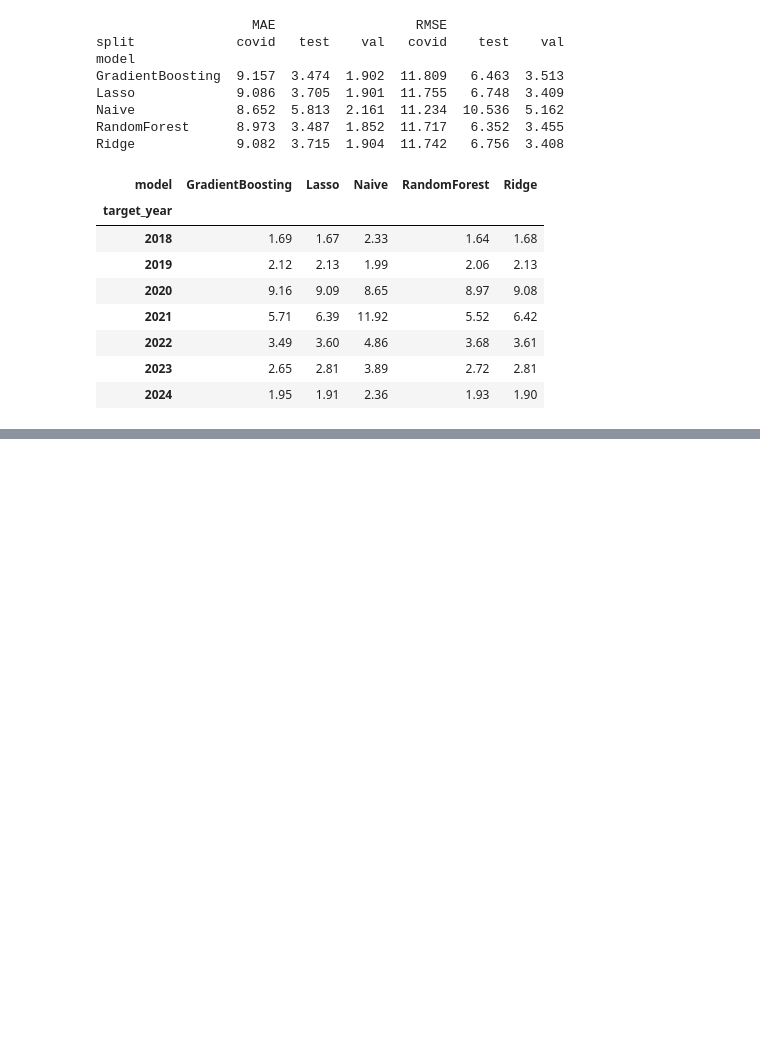
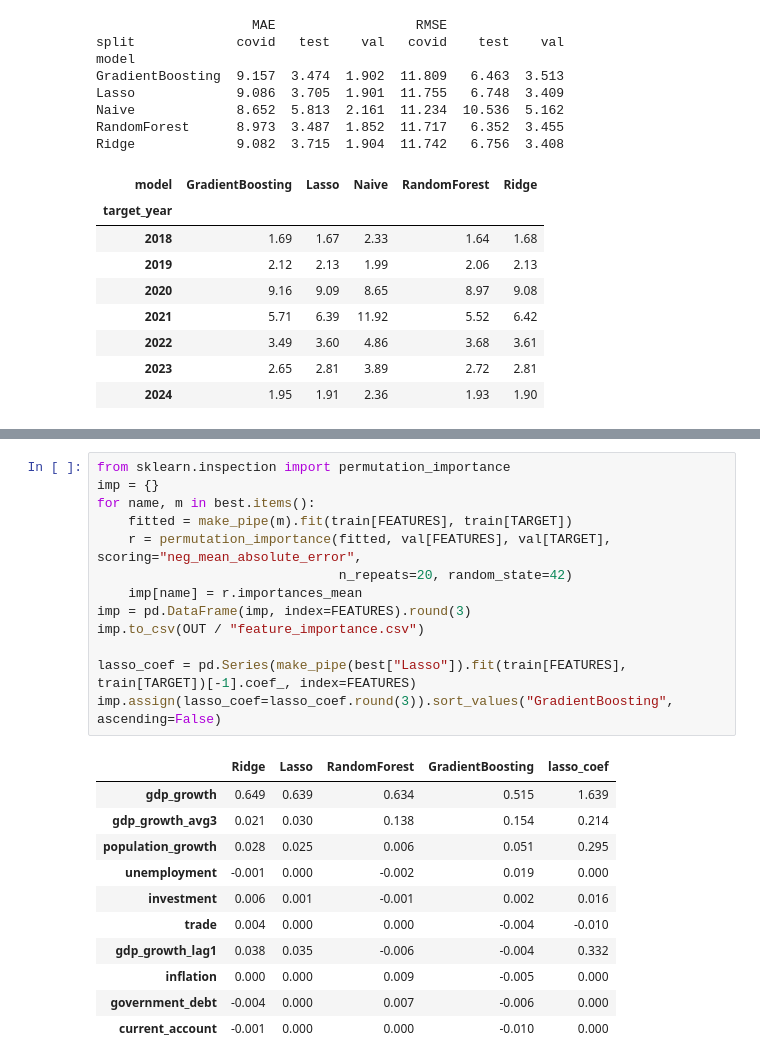
Before and after one commit to farhana273/ml_assignment, a Jupyter notebook: models/GDP_Models_Sami.ipynb, the cells around one changed output, grey strips where cells are left out. Cells and saved outputs as stored; diff of their text form; blank space fills up the shorter version.

```diff
--- a/models/GDP_Models_Sami.ipynb
+++ b/models/GDP_Models_Sami.ipynb
@@ -255,0 +260,25 @@ Ridge             9.082  3.715  1.904  11.742   6.756  3.408
+# %%
+from sklearn.inspection import permutation_importance
+imp = {}
+for name, m in best.items():
+    fitted = make_pipe(m).fit(train[FEATURES], train[TARGET])
+    r = permutation_importance(fitted, val[FEATURES], val[TARGET], scoring="neg_mean_absolute_error",
+                               n_repeats=20, random_state=42)
+    imp[name] = r.importances_mean
+imp = pd.DataFrame(imp, index=FEATURES).round(3)
+imp.to_csv(OUT / "feature_importance.csv")
+
+lasso_coef = pd.Series(make_pipe(best["Lasso"]).fit(train[FEATURES], train[TARGET])[-1].coef_, index=FEATURES)
+imp.assign(lasso_coef=lasso_coef.round(3)).sort_values("GradientBoosting", ascending=False)
+# %% [output]
+|  | Ridge | Lasso | RandomForest | GradientBoosting | lasso_coef |
+| gdp_growth | 0.649 | 0.639 | 0.634 | 0.515 | 1.639 |
+| gdp_growth_avg3 | 0.021 | 0.030 | 0.138 | 0.154 | 0.214 |
+| population_growth | 0.028 | 0.025 | 0.006 | 0.051 | 0.295 |
+| unemployment | -0.001 | 0.000 | -0.002 | 0.019 | 0.000 |
+| investment | 0.006 | 0.001 | -0.001 | 0.002 | 0.016 |
+| trade | 0.004 | 0.000 | 0.000 | -0.004 | -0.010 |
+| gdp_growth_lag1 | 0.038 | 0.035 | -0.006 | -0.004 | 0.332 |
+| inflation | 0.000 | 0.000 | 0.009 | -0.005 | 0.000 |
+| government_debt | -0.004 | 0.000 | 0.007 | -0.006 | 0.000 |
+| current_account | -0.001 | 0.000 | 0.000 | -0.010 | 0.000 |
```
Also changed, not shown: parts of 3 cells of this notebook, 5 other files.
